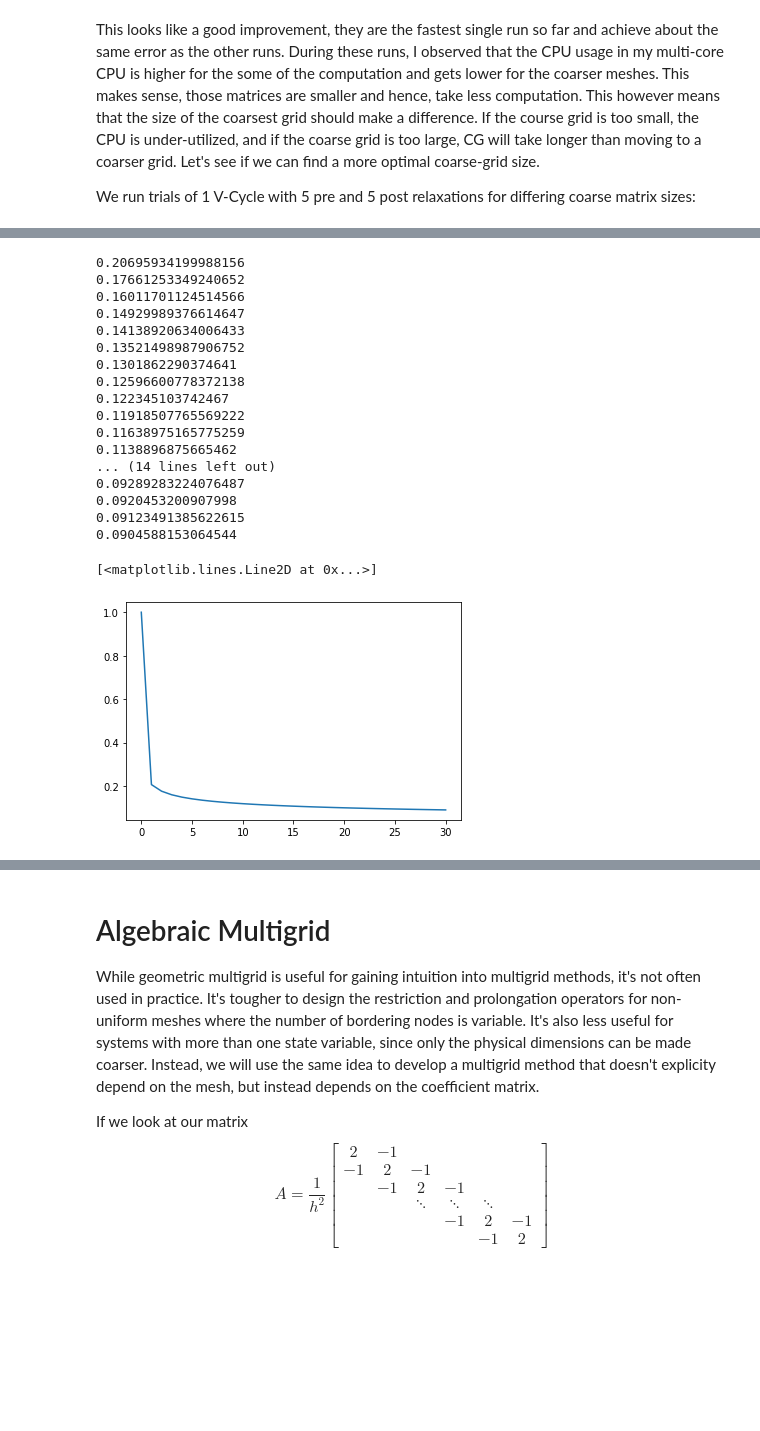
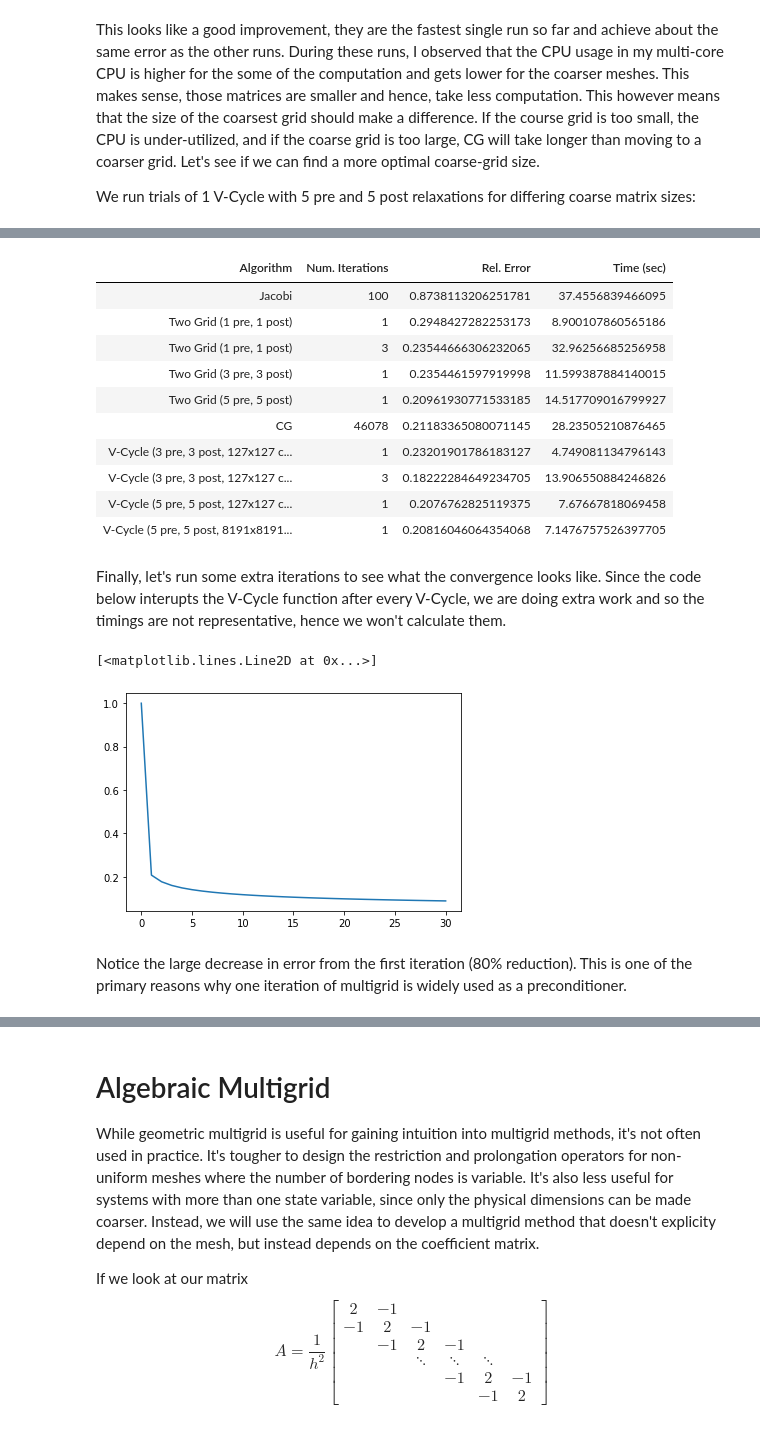
Before and after one commit to nsmoore57/M5344-IterativeMethods, a Jupyter notebook: MultigridPresentation/Multigrid Presentation.ipynb, the cells around one changed output, grey strips where cells are left out. Saved outputs shown, nothing was run; the diff lists cells and outputs as text; code cells hidden in the pictures; blank space fills up the shorter version.

```diff
--- a/MultigridPresentation/Multigrid Presentation.ipynb
+++ b/MultigridPresentation/Multigrid Presentation.ipynb
@@ -600,3 +665,21 @@ Finally, now that we've settled on a good set of params, let's run some extra it
+# %%
+results.add_row(["V-Cycle (5 pre, 5 post, 8191x8191 coarse)", 1, relErrors[11], timings[11]])
+
+display(HTML(results.get_html_string()))
+# %% [output]
+| Algorithm | Num. Iterations | Rel. Error | Time (sec) |
+| Jacobi | 100 | 0.8738113206251781 | 37.4556839466095 |
+| Two Grid (1 pre, 1 post) | 1 | 0.2948427282253173 | 8.900107860565186 |
+| Two Grid (1 pre, 1 post) | 3 | 0.23544666306232065 | 32.96256685256958 |
+| Two Grid (3 pre, 3 post) | 1 | 0.2354461597919998 | 11.599387884140015 |
+| Two Grid (5 pre, 5 post) | 1 | 0.20961930771533185 | 14.517709016799927 |
+| CG | 46078 | 0.21183365080071145 | 28.23505210876465 |
+| V-Cycle (3 pre, 3 post, 127x127 c... | 1 | 0.23201901786183127 | 4.749081134796143 |
+| V-Cycle (3 pre, 3 post, 127x127 c... | 3 | 0.18222284649234705 | 13.906550884246826 |
+| V-Cycle (5 pre, 5 post, 127x127 c... | 1 | 0.2076762825119375 | 7.67667818069458 |
+| V-Cycle (5 pre, 5 post, 8191x8191... | 1 | 0.20816046064354068 | 7.1476757526397705 |
+# %% [markdown]
+Finally, let's run some extra iterations to see what the convergence looks like.  Since the code below interupts the V-Cycle function after every V-Cycle, we are doing extra work and so the timings are not representative, hence we won't calculate them.
 # %%
 maxIters = 30
 coarseGridSize = 2**13
@@ -611,30 +694,13 @@ x_VCyc = np.zeros_like(b)
 for i in range(1,maxIters+1):
     x_VCyc = VCycle(A_fine, b, numRelax, numRelax, coarseGridSize, numiters=1, x=x_VCyc)
     relError[i] = norm(x_VCyc - xTrue)/norm(xTrue)
-    print(relError[i])
 
-# Plot the errors
 plt.plot(relError)
 # %% [output]
-0.20695934199988156
-0.17661253349240652
-0.16011701124514566
-0.14929989376614647
-0.14138920634006433
-0.13521498987906752
-0.1301862290374641
-0.12596600778372138
-0.122345103742467
-0.11918507765569222
-0.11638975165775259
-0.1138896875665462
-... (14 lines left out)
-0.09289283224076487
-0.0920453200907998
-0.09123491385622615
-0.0904588153064544
+[<matplotlib.lines.Line2D at 0x...>]
-[<matplotlib.lines.Line2D at 0x...>]
 [figure]
+# %% [markdown]
+Notice the large decrease in error from the first iteration (80% reduction).  This is one of the primary reasons why one iteration of multigrid is widely used as a preconditioner.
 # %% [markdown]
 ## Other Multigrid Cycles
 While the V-Cycle is the most popular, there are other proposed cycles as well.  One possible extension is to recursively run two consecutive V-Cycles:
```
Also changed, not shown: parts of 37 cells of this notebook, 13 other files.
